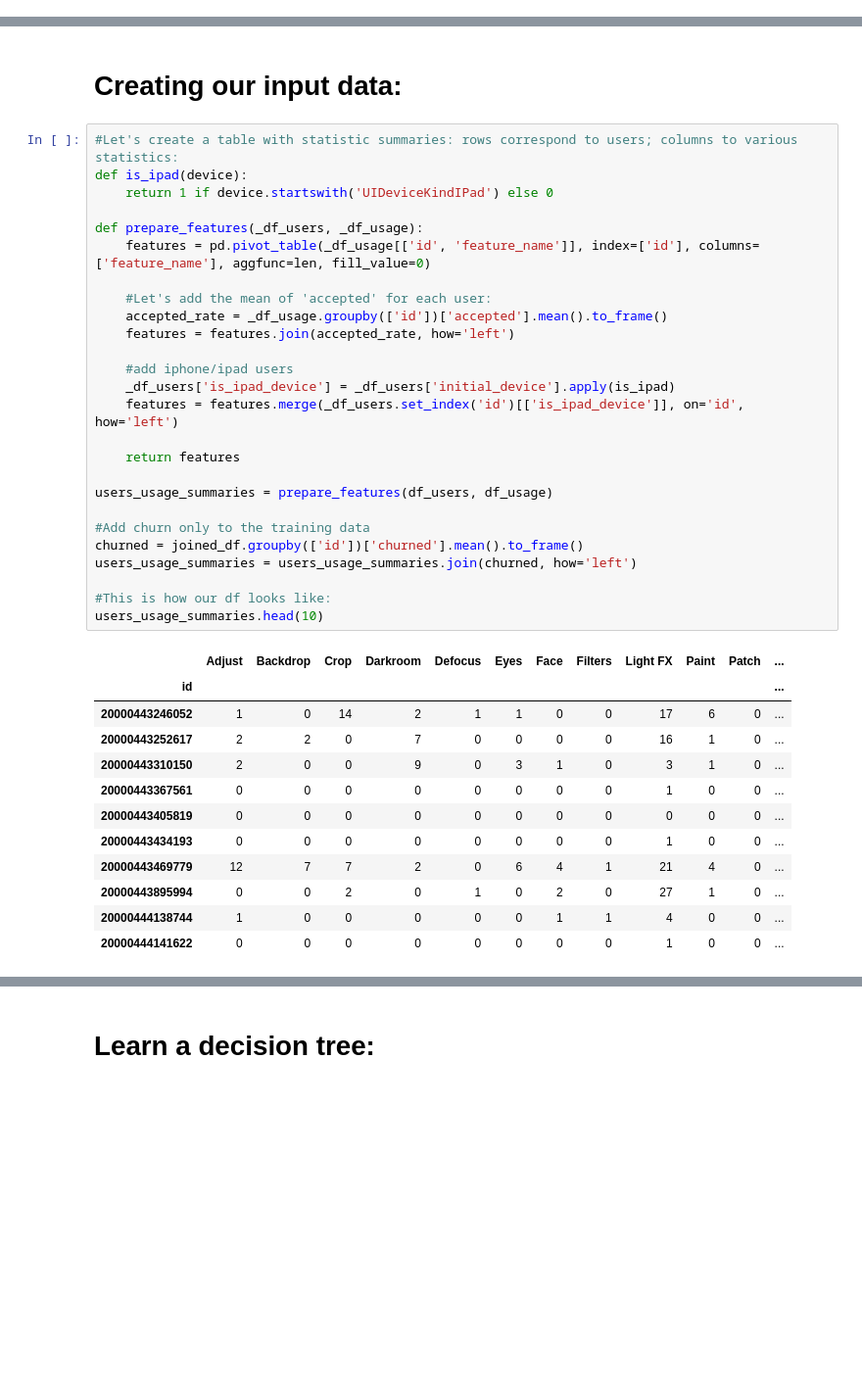
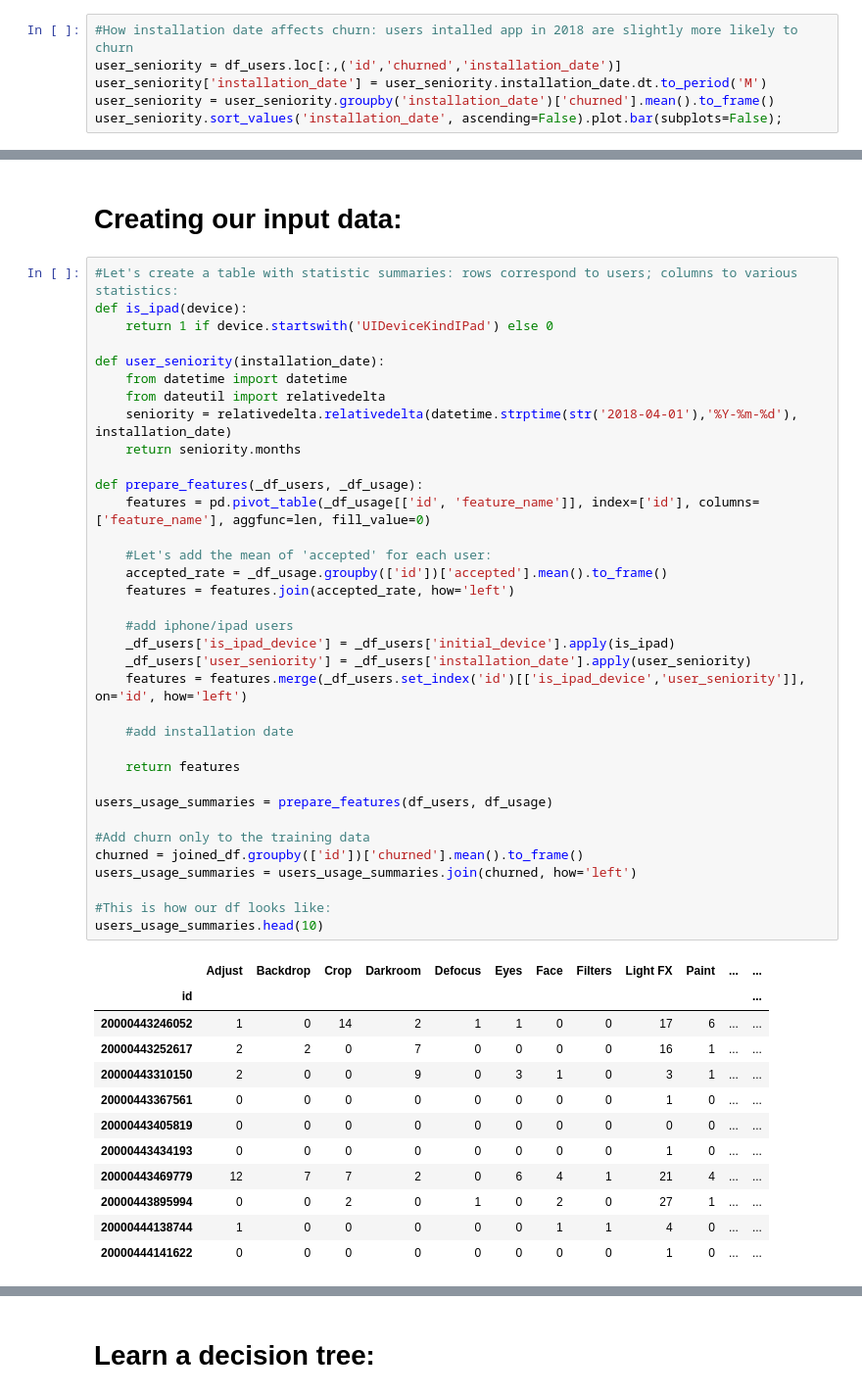
Before and after one commit to obruker/datahack, a Jupyter notebook: datahack_2018.ipynb, the cells around one changed output, grey strips where cells are left out. Shown at 98% size. Drawn from its saved outputs; the diff is of its cells as text; blank space fills up the shorter version.

Commit message:
add user seniority feature (f1-score: 0.2131)

```diff
--- a/datahack_2018.ipynb
+++ b/datahack_2018.ipynb
@@ -160,3 +160,9 @@ avg_churn = avg_churn.join(group_size, on='initial_device', how='left')
 avg_churn.sort_values('Category Size', ascending=False).plot.bar(subplots=True, fontsize=12);
 # %% [output]
 [figure]
+# %%
+#How installation date affects churn: users intalled app in 2018 are slightly more likely to churn
+user_seniority = df_users.loc[:,('id','churned','installation_date')]
+user_seniority['installation_date'] = user_seniority.installation_date.dt.to_period('M')
+user_seniority = user_seniority.groupby('installation_date')['churned'].mean().to_frame()
+user_seniority.sort_values('installation_date', ascending=False).plot.bar(subplots=False);
@@ -165,39 +173,48 @@ avg_churn.sort_values('Category Size', ascending=False).plot.bar(subplots=True,
 # %%
 #Let's create a table with statistic summaries: rows correspond to users; columns to various statistics:
 def is_ipad(device):
     return 1 if device.startswith('UIDeviceKindIPad') else 0
+
+def user_seniority(installation_date):
+    from datetime import datetime
+    from dateutil import relativedelta
+    seniority = relativedelta.relativedelta(datetime.strptime(str('2018-04-01'),'%Y-%m-%d'), installation_date)
+    return seniority.months
 
 def prepare_features(_df_users, _df_usage):
     features = pd.pivot_table(_df_usage[['id', 'feature_name']], index=['id'], columns=['feature_name'], aggfunc=len, fill_value=0)
 
     #Let's add the mean of 'accepted' for each user:
     accepted_rate = _df_usage.groupby(['id'])['accepted'].mean().to_frame()
     features = features.join(accepted_rate, how='left')
 
     #add iphone/ipad users
     _df_users['is_ipad_device'] = _df_users['initial_device'].apply(is_ipad)
-    features = features.merge(_df_users.set_index('id')[['is_ipad_device']], on='id', how='left')
+    _df_users['user_seniority'] = _df_users['installation_date'].apply(user_seniority)
+    features = features.merge(_df_users.set_index('id')[['is_ipad_device','user_seniority']], on='id', how='left')
+
+    #add installation date
 
     return features
 
 users_usage_summaries = prepare_features(df_users, df_usage)
 
 #Add churn only to the training data
 churned = joined_df.groupby(['id'])['churned'].mean().to_frame()
 users_usage_summaries = users_usage_summaries.join(churned, how='left')
 
 #This is how our df looks like:
 users_usage_summaries.head(10)
 # %% [output]
-|  | Adjust | Backdrop | Crop | Darkroom | Defocus | Eyes | Face | Filters | Light FX | Paint | Patch | ... |
+|  | Adjust | Backdrop | Crop | Darkroom | Defocus | Eyes | Face | Filters | Light FX | Paint | ... | ... |
 | id |  |  |  |  |  |  |  |  |  |  |  | ... |
-| 20000443246052 | 1 | 0 | 14 | 2 | 1 | 1 | 0 | 0 | 17 | 6 | 0 | ... |
-| 20000443252617 | 2 | 2 | 0 | 7 | 0 | 0 | 0 | 0 | 16 | 1 | 0 | ... |
-| 20000443310150 | 2 | 0 | 0 | 9 | 0 | 3 | 1 | 0 | 3 | 1 | 0 | ... |
-| 20000443367561 | 0 | 0 | 0 | 0 | 0 | 0 | 0 | 0 | 1 | 0 | 0 | ... |
-| 20000443405819 | 0 | 0 | 0 | 0 | 0 | 0 | 0 | 0 | 0 | 0 | 0 | ... |
-| 20000443434193 | 0 | 0 | 0 | 0 | 0 | 0 | 0 | 0 | 1 | 0 | 0 | ... |
-| 20000443469779 | 12 | 7 | 7 | 2 | 0 | 6 | 4 | 1 | 21 | 4 | 0 | ... |
-| 20000443895994 | 0 | 0 | 2 | 0 | 1 | 0 | 2 | 0 | 27 | 1 | 0 | ... |
-| 20000444138744 | 1 | 0 | 0 | 0 | 0 | 0 | 1 | 1 | 4 | 0 | 0 | ... |
-| 20000444141622 | 0 | 0 | 0 | 0 | 0 | 0 | 0 | 0 | 1 | 0 | 0 | ... |
+| 20000443246052 | 1 | 0 | 14 | 2 | 1 | 1 | 0 | 0 | 17 | 6 | ... | ... |
+| 20000443252617 | 2 | 2 | 0 | 7 | 0 | 0 | 0 | 0 | 16 | 1 | ... | ... |
+| 20000443310150 | 2 | 0 | 0 | 9 | 0 | 3 | 1 | 0 | 3 | 1 | ... | ... |
+| 20000443367561 | 0 | 0 | 0 | 0 | 0 | 0 | 0 | 0 | 1 | 0 | ... | ... |
+| 20000443405819 | 0 | 0 | 0 | 0 | 0 | 0 | 0 | 0 | 0 | 0 | ... | ... |
+| 20000443434193 | 0 | 0 | 0 | 0 | 0 | 0 | 0 | 0 | 1 | 0 | ... | ... |
+| 20000443469779 | 12 | 7 | 7 | 2 | 0 | 6 | 4 | 1 | 21 | 4 | ... | ... |
+| 20000443895994 | 0 | 0 | 2 | 0 | 1 | 0 | 2 | 0 | 27 | 1 | ... | ... |
+| 20000444138744 | 1 | 0 | 0 | 0 | 0 | 0 | 1 | 1 | 4 | 0 | ... | ... |
+| 20000444141622 | 0 | 0 | 0 | 0 | 0 | 0 | 0 | 0 | 1 | 0 | ... | ... |
```
Also changed, not shown: parts of 4 cells of this notebook, 1 other file.
